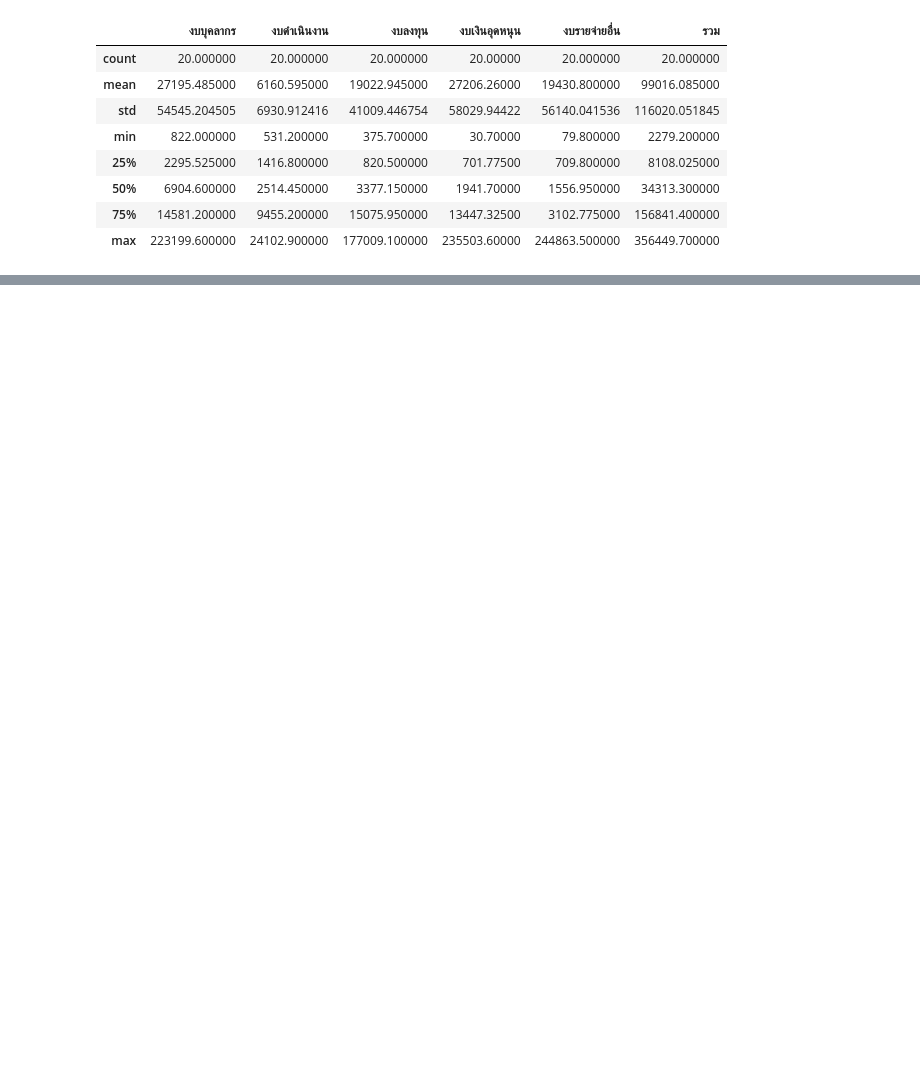
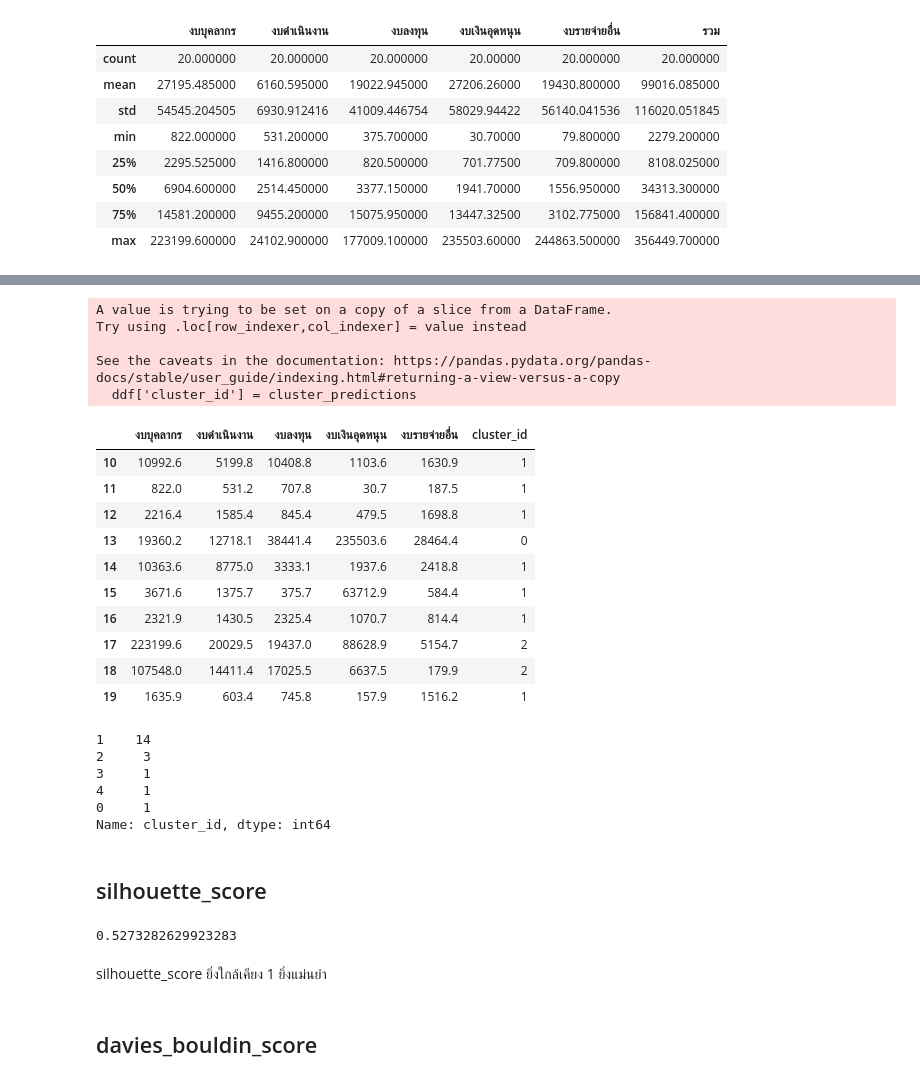
Before and after one commit to tamitamaboom/stat_assignment2, a Jupyter notebook: clustering/kmeans.ipynb, the cells around one changed output, grey strips where cells are left out. Drawn from its saved outputs; the diff is of its cells as text; code cells hidden in the pictures; blank space fills up the shorter version.

```diff
--- a/clustering/kmeans.ipynb
+++ b/clustering/kmeans.ipynb
@@ -99,0 +163,40 @@ df.describe()
+# %%
+cluster_predictions = kmeans.predict(df_normalized)
+ddf['cluster_id'] = cluster_predictions
+ddf.tail(10)
+# %% [output]
+A value is trying to be set on a copy of a slice from a DataFrame.
+Try using .loc[row_indexer,col_indexer] = value instead
+
+See the caveats in the documentation: https://pandas.pydata.org/pandas-docs/stable/user_guide/indexing.html#returning-a-view-versus-a-copy
+  ddf['cluster_id'] = cluster_predictions
+|  | งบบุคลากร | งบดําเนินงาน | งบลงทุน | งบเงินอุดหนุน | งบรายจ่ายอื่น | cluster_id |
+| 10 | 10992.6 | 5199.8 | 10408.8 | 1103.6 | 1630.9 | 1 |
+| 11 | 822.0 | 531.2 | 707.8 | 30.7 | 187.5 | 1 |
+| 12 | 2216.4 | 1585.4 | 845.4 | 479.5 | 1698.8 | 1 |
+| 13 | 19360.2 | 12718.1 | 38441.4 | 235503.6 | 28464.4 | 0 |
+| 14 | 10363.6 | 8775.0 | 3333.1 | 1937.6 | 2418.8 | 1 |
+| 15 | 3671.6 | 1375.7 | 375.7 | 63712.9 | 584.4 | 1 |
+| 16 | 2321.9 | 1430.5 | 2325.4 | 1070.7 | 814.4 | 1 |
+| 17 | 223199.6 | 20029.5 | 19437.0 | 88628.9 | 5154.7 | 2 |
+| 18 | 107548.0 | 14411.4 | 17025.5 | 6637.5 | 179.9 | 2 |
+| 19 | 1635.9 | 603.4 | 745.8 | 157.9 | 1516.2 | 1 |
+# %%
+ddf.cluster_id.value_counts()
+# %% [output]
+1    14
+2     3
+3     1
+4     1
+0     1
+Name: cluster_id, dtype: int64
+# %% [markdown]
+## silhouette_score
+# %%
+print(metrics.silhouette_score(ddf,kmeans.labels_))
+# %% [output]
+0.5273282629923283
+# %% [markdown]
+silhouette_score ยิ่งใกล้เคียง 1 ยิ่งแม่นยำ
+# %% [markdown]
+## davies_bouldin_score
```
Also changed, not shown: parts of 28 cells of this notebook, 2 other files.
